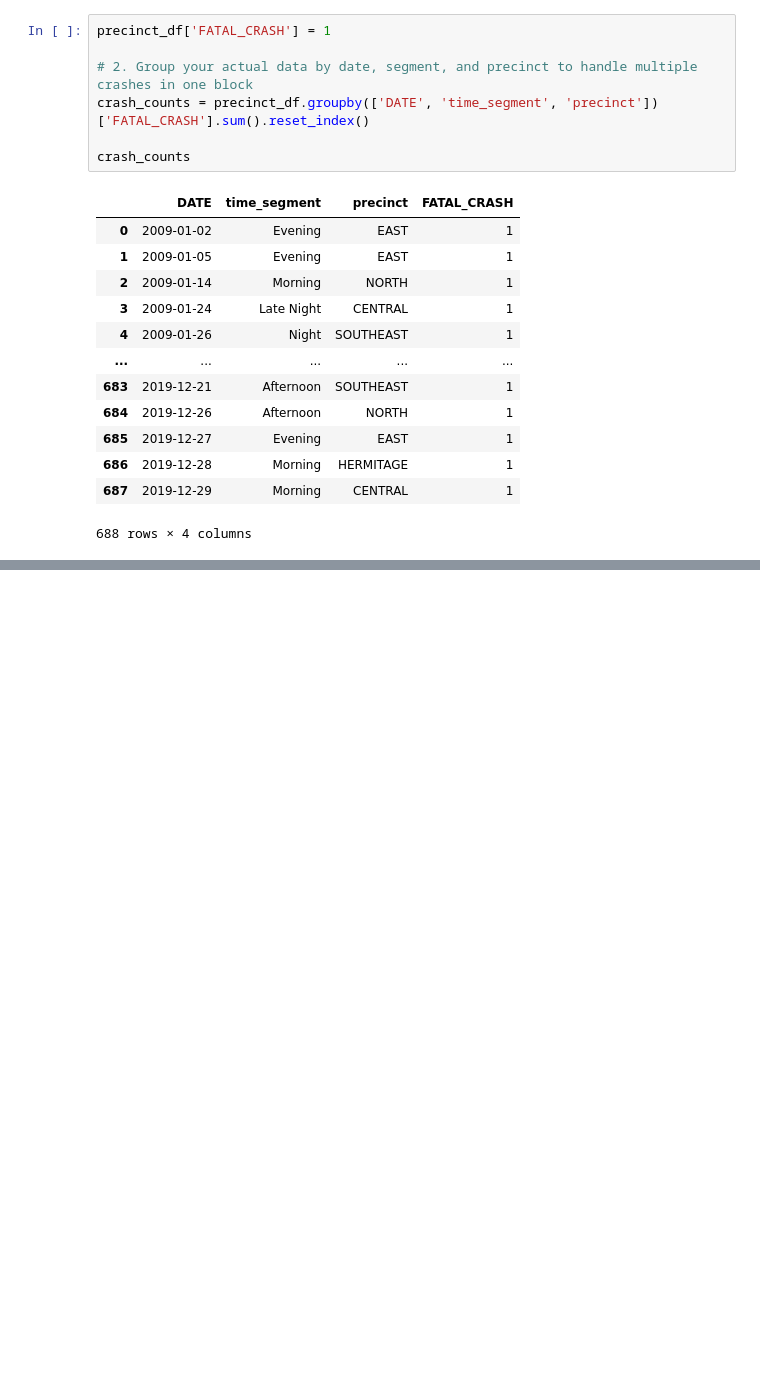
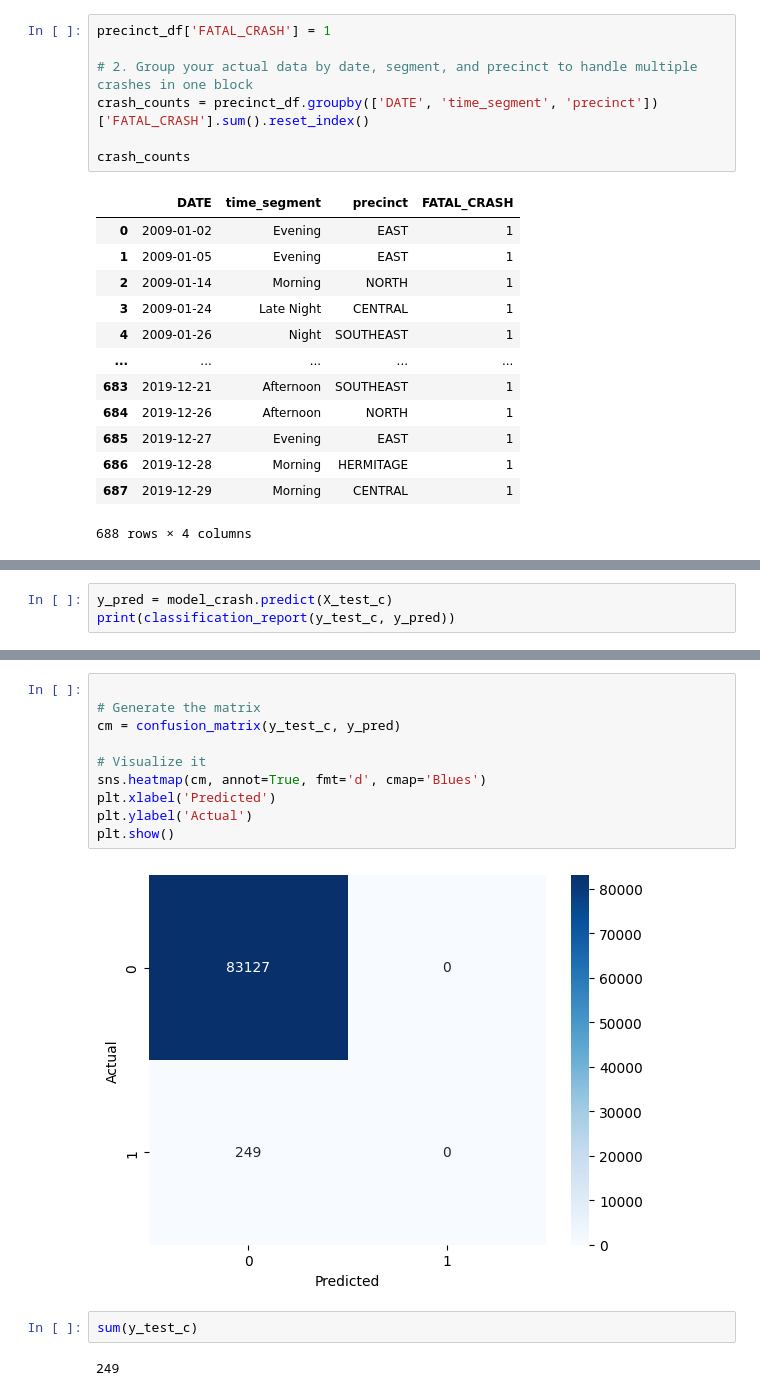
Before and after one commit to utexas-SDS-357/sds357-project-sp26-revolutionaries, a Jupyter notebook: rachel_work/rachel_midterm _work.ipynb, the cells around one changed output, grey strips where cells are left out. Cells and saved outputs as stored; diff of their text form; blank space fills up the shorter version.

```diff
--- a/rachel_work/rachel_midterm _work.ipynb
+++ b/rachel_work/rachel_midterm _work.ipynb
@@ -251,0 +365,3 @@ inflated_df
+# %%
+y_pred = model_crash.predict(X_test_c)
+print(classification_report(y_test_c, y_pred))
@@ -251,0 +377,16 @@ inflated_df
+# %%
+
+# Generate the matrix
+cm = confusion_matrix(y_test_c, y_pred)
+
+# Visualize it
+sns.heatmap(cm, annot=True, fmt='d', cmap='Blues')
+plt.xlabel('Predicted')
+plt.ylabel('Actual')
+plt.show()
+# %% [output]
+[figure, added]
+# %%
+sum(y_test_c)
+# %% [output]
+249
```
Also changed, not shown: parts of 19 cells of this notebook.
